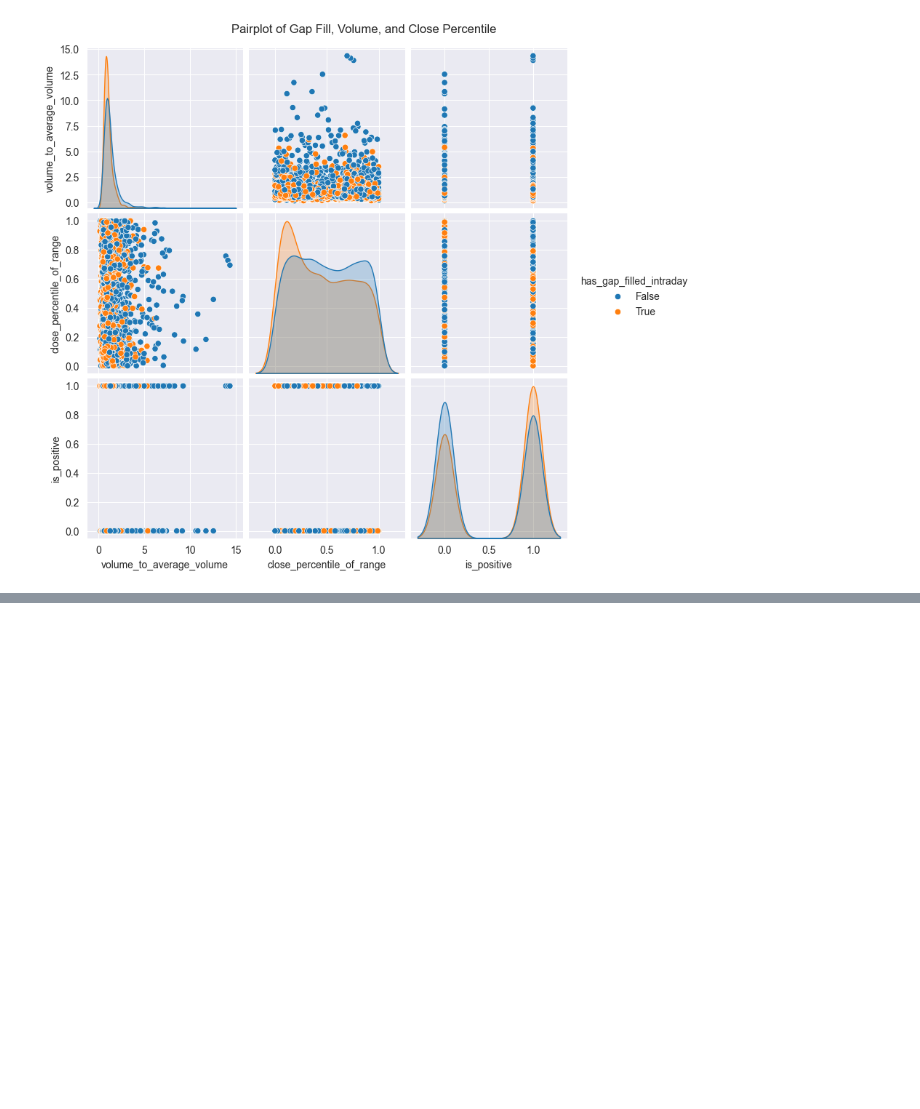
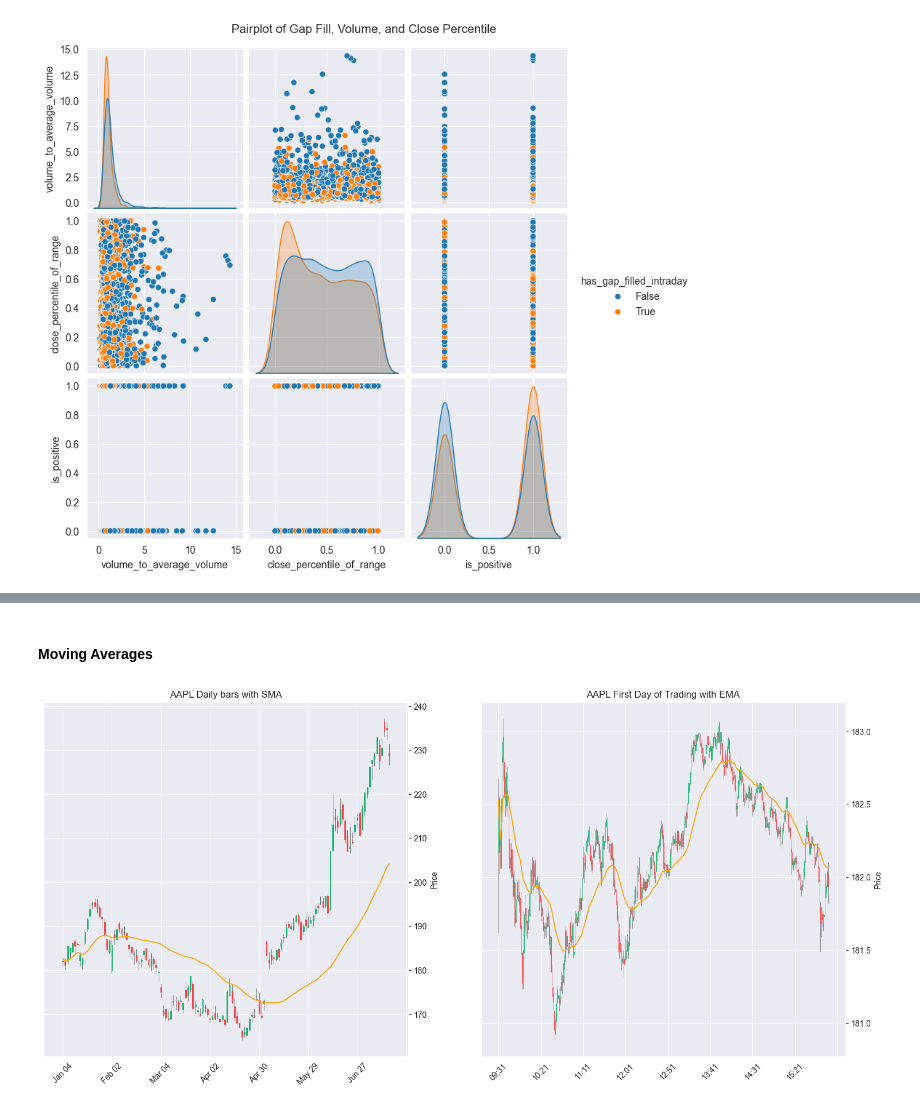
Before and after one commit to itay1542/data_science_workshop, a Jupyter notebook: main.ipynb, the cells around one changed output, grey strips where cells are left out. Cells and saved outputs as stored; diff of their text form; code cells hidden in the pictures; blank space fills up the shorter version.

```diff
--- a/main.ipynb
+++ b/main.ipynb
@@ -561,6 +568,8 @@ gaps["has_gap_filled_intraday"] = gaps.apply(lambda row: row["low"] <= row["prev
 gaps["gap_size"] = gaps["gap"] / gaps["close"]
 gaps["volume_to_average_volume"] = gaps["volume"] / gaps["average_volume"]
 gaps["close_percentile_of_range"] = (gaps["close"] - gaps["low"]) / (gaps["high"] - gaps["low"])
+df_index = df.index
+df = df.merge(daily_df[["symbol", "date", "gap"]], on=["symbol", "date"], how="left").set_index(df_index)
 # %%
 # Selecting the relevant columns for correlation
 correlation_data = gaps[["has_gap_filled_intraday", "volume_to_average_volume", "close_percentile_of_range", "is_positive"]]
@@ -574,0 +610,29 @@ The bottom right graph is also informative. It shows that negative gaps are less
+# %% [markdown]
+#### Moving Averages
+# %%
+ema_one_minute_bars = 9 * 5 # a common value for EMA lookback period is 45 minutes
+sma_daily_bars = 50 # a common value for SMA lookback period on daily bars is 50 days
+# Calculate the EMA and SMA
+df['EMA'] = df.groupby(['symbol', 'date'])['close'].transform(lambda x: x.ewm(span=ema_one_minute_bars).mean())
+df_daily = get_daily_df(df, {"close": "first"}) # we take the first close of each day to not "leak" future data into the minute bars
+df_daily['SMA'] = df_daily.groupby('symbol')['close'].transform(lambda x: x.rolling(window=sma_daily_bars, min_periods=1).mean()) # very important to take the rolling moving average on the daily bars to avoid data leakage from future prices into current ones
+index = df.index
+df = df.merge(df_daily[['symbol', 'date', 'SMA']], on=['symbol', 'date'], how='left').set_index(index).rename({'SMA': 'daily_sma'})
+# %%
+# Let's plot APPLE's daily bars with 50 day sma, and the first day of trading with 45 minute ema.
+df_daily = get_daily_df(df, {"open": "first", "high": "max", "low": "min", "close": "last", "SMA": "mean"})
+df_daily.set_index(pd.to_datetime(df_daily["date"]), inplace=True)
+aapl_daily = df_daily[df_daily["symbol"] == "AAPL"][["open", "high", "low", "close", "SMA"]]
+aapl_daily_sma = aapl_daily["SMA"]
+aapl_minute = df[df["symbol"] == "AAPL"]
+aapl_minute = aapl_minute[aapl_minute["date"] == df["date"].iloc[0]] # Plot the first day
+aapl_minute_ema = aapl_minute["EMA"]
+# %%
+fig, (ax_daily, ax_minute) = plt.subplots(1, 2, figsize=(18, 8))
+daily_addplot = mpf.make_addplot(aapl_daily_sma, panel=0, color='orange', ax=ax_daily)
+minute_addplot = mpf.make_addplot(aapl_minute_ema, panel=0, color='orange', ax=ax_minute)
+plot_bars_with_indicators(aapl_daily, ax_daily, title="AAPL Daily bars with SMA", addplots=[daily_addplot])
+plot_bars_with_indicators(aapl_minute, ax_minute, title="AAPL First Day of Trading with EMA", addplots=[minute_addplot])
+plt.show()
+# %% [output]
+[figure, added]
```
Also changed, not shown: parts of 69 cells of this notebook, 9 other files.
